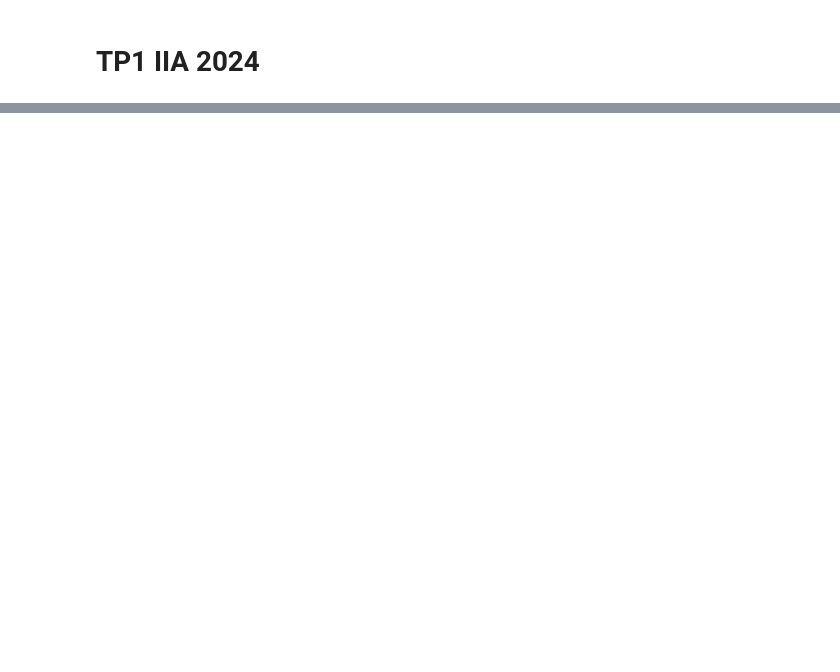
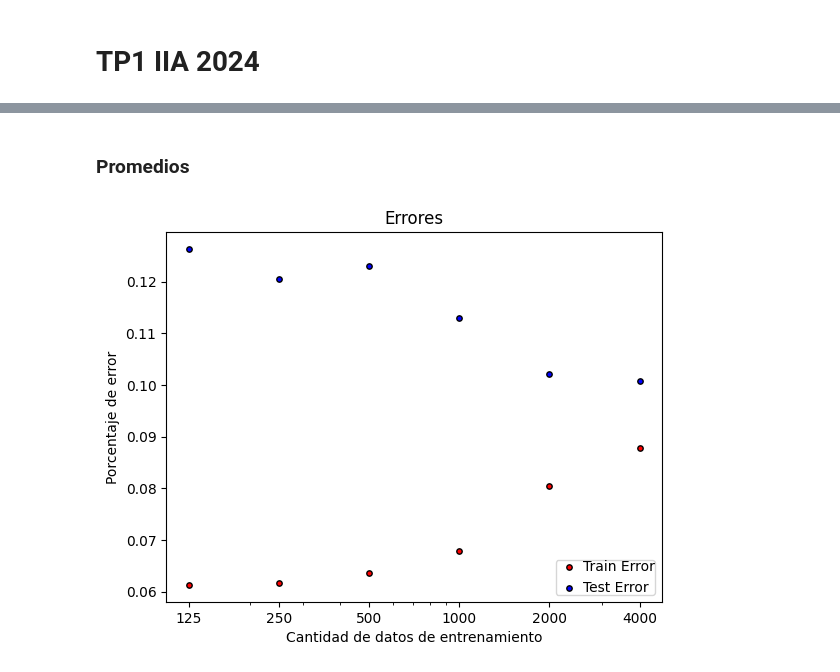
Before and after one commit to LautaroCerruti/ML-IAA-2024, a Jupyter notebook: TP1.ipynb, the cells around one changed output, grey strips where cells are left out. Saved outputs shown, nothing was run; the diff lists cells and outputs as text; code cells hidden in the pictures; blank space fills up the shorter version.

```diff
--- a/TP1.ipynb
+++ b/TP1.ipynb
@@ -192,0 +276,48 @@ Podemos ver que mientras mas puntos tiene el conjunto de entrenamiento mejor es
+# %% [markdown]
+### Promedios
+# %%
+avgs = {}
+for k, data in errors.items():
+  error_test_sum = 0
+  error_training_sum = 0
+  tree_size_sum = 0
+  for d in data:
+    error_test_sum += d['error_test']
+    error_training_sum += d['error_train']
+    tree_size_sum += d['tree_size']
+  avgs[k] = {'tree_size': tree_size_sum/len(data), 'error_train': error_training_sum/len(data), 'error_test': error_test_sum/len(data)}
+# %%
+error_train_avgs = [d['error_train'] for k, d in avgs.items()]
+error_test_avgs = [d['error_test'] for k, d in avgs.items()]
+
+plt.scatter(
+    n_sizes,
+    error_train_avgs,
+    c=['r'],
+    label="Train Error",
+    cmap=plt.cm.RdYlBu,
+    edgecolor="black",
+    s=15,
+)
+
+plt.scatter(
+    n_sizes,
+    error_test_avgs,
+    c=['b'],
+    label="Test Error",
+    cmap=plt.cm.RdYlBu,
+    edgecolor="black",
+    s=15,
+)
+
+
+plt.xscale('log')
+plt.xticks(n_sizes, labels=[str(size) for size in n_sizes])
+
+plt.xlabel('Cantidad de datos de entrenamiento')
+plt.ylabel('Porcentaje de error')
+plt.legend(loc="lower right", borderpad=0, handletextpad=0)
+plt.title(f'Errores')
+plt.show()
+# %% [output]
+[figure, added]
```
Also changed, not shown: parts of 31 cells of this notebook.
